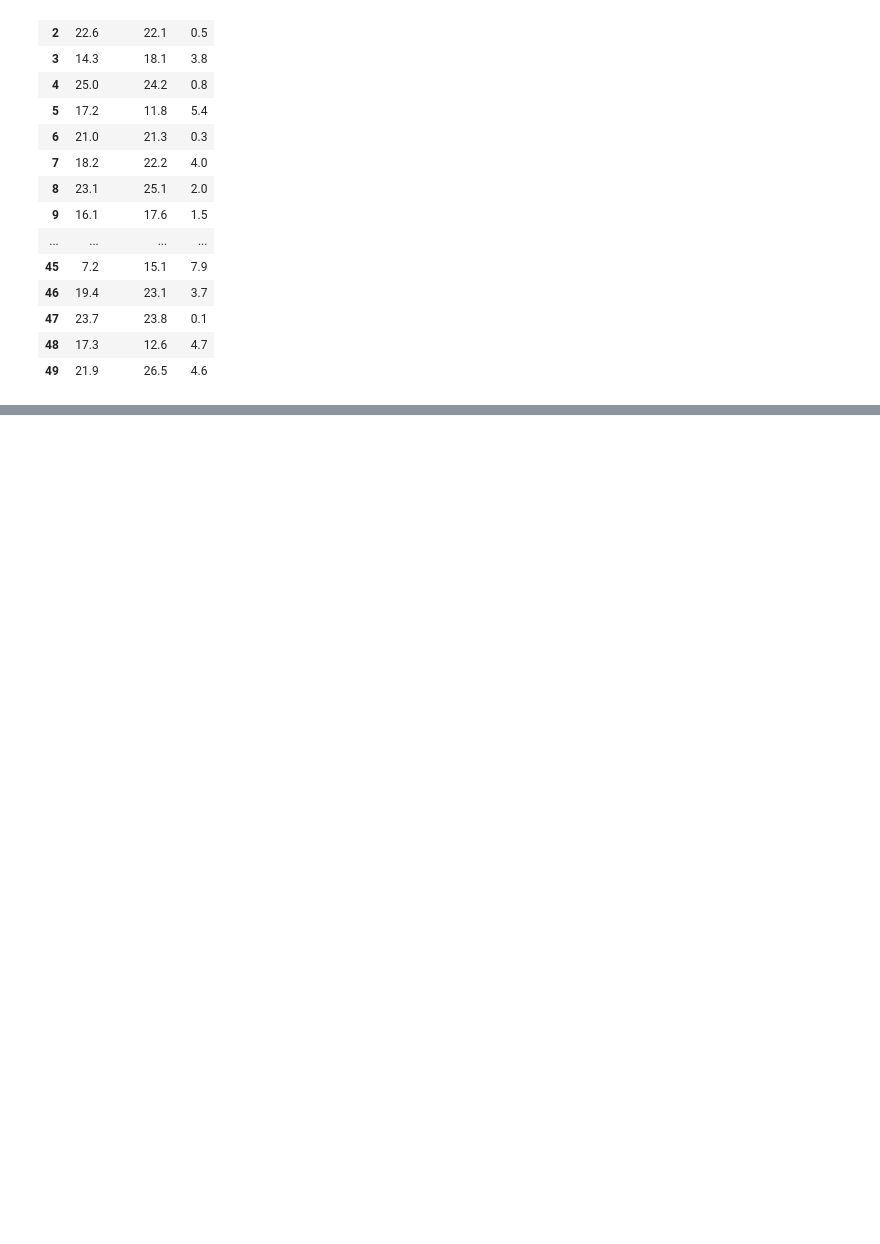
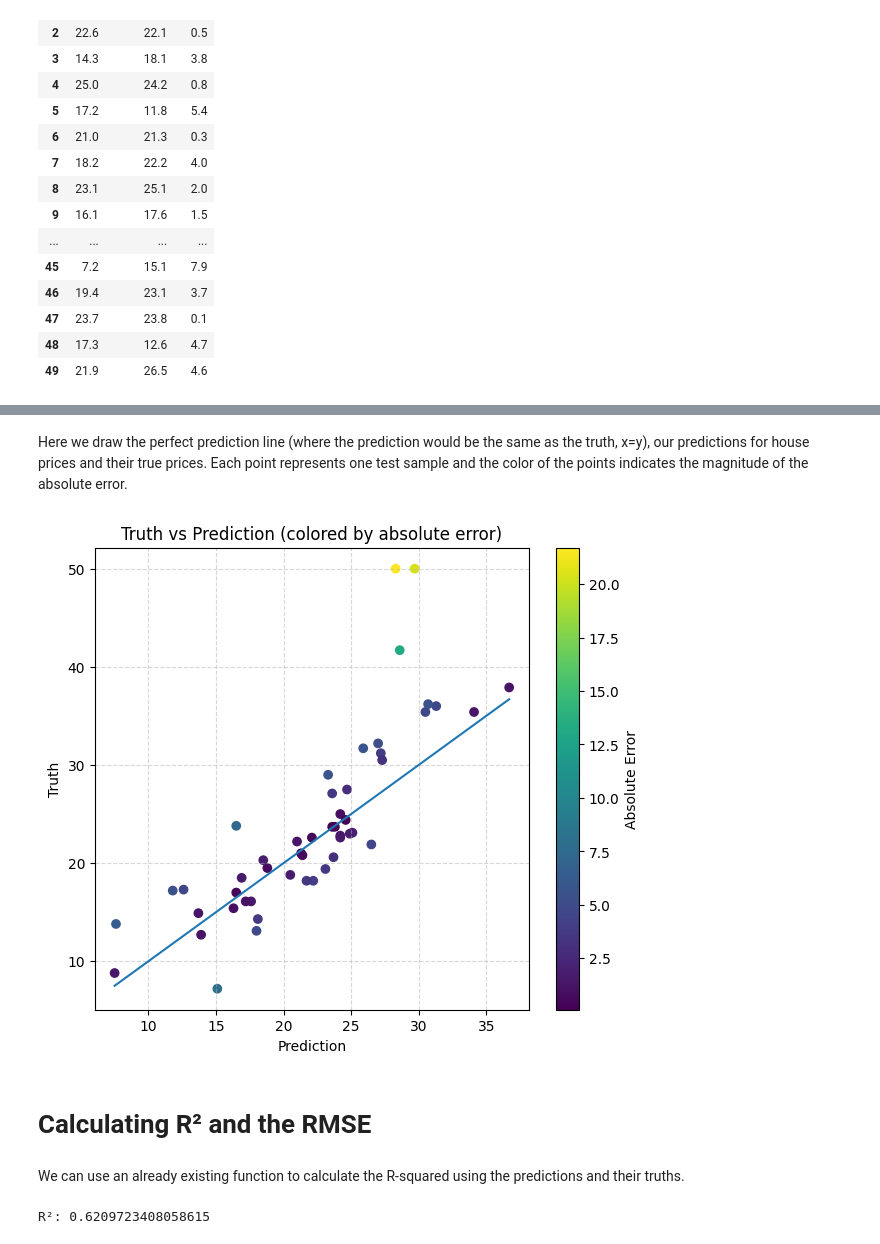
Before and after one commit to BorisTsankov/ML-HUB, a Jupyter notebook: labs/house_price_predictor-main/house-price-predictor.ipynb, the cells around one changed output, grey strips where cells are left out. Cells and saved outputs as stored; diff of their text form; code cells hidden in the pictures; blank space fills up the shorter version.

```diff
--- a/labs/house_price_predictor-main/house-price-predictor.ipynb
+++ b/labs/house_price_predictor-main/house-price-predictor.ipynb
@@ -200,0 +243,32 @@ df
+# %% [markdown]
+Here we draw the perfect prediction line (where the prediction would be the same as the truth, x=y), our predictions for house prices and their true prices. Each point represents one test sample and the color of the points indicates the magnitude of the absolute error.
+# %%
+import matplotlib.pyplot as plt
+
+df["residual"] = df["truth"] - df["prediction"]
+df["error"] = (df["residual"]).abs()
+
+plt.figure(figsize=(7,6))
+sc = plt.scatter(df["prediction"], df["truth"], c=df["error"])
+plt.plot([df["prediction"].min(), df["prediction"].max()],
+         [df["prediction"].min(), df["prediction"].max()])
+
+plt.grid(True, linestyle="--", alpha=0.5)
+plt.xlabel("Prediction")
+plt.ylabel("Truth")
+plt.title("Truth vs Prediction (colored by absolute error)")
+plt.colorbar(sc, label="Absolute Error")
+plt.show()
+# %% [output]
+[figure, added]
+# %% [markdown]
+# Calculating R² and the RMSE
+# %% [markdown]
+We can use an already existing function to calculate the R-squared using the predictions and their truths.
+# %%
+from sklearn.metrics import r2_score
+
+r2 = r2_score(df["truth"], df["prediction"])
+print("R²:", r2)
+# %% [output]
+R²: 0.6209723408058615
```
Also changed, not shown: parts of 10 cells of this notebook.
